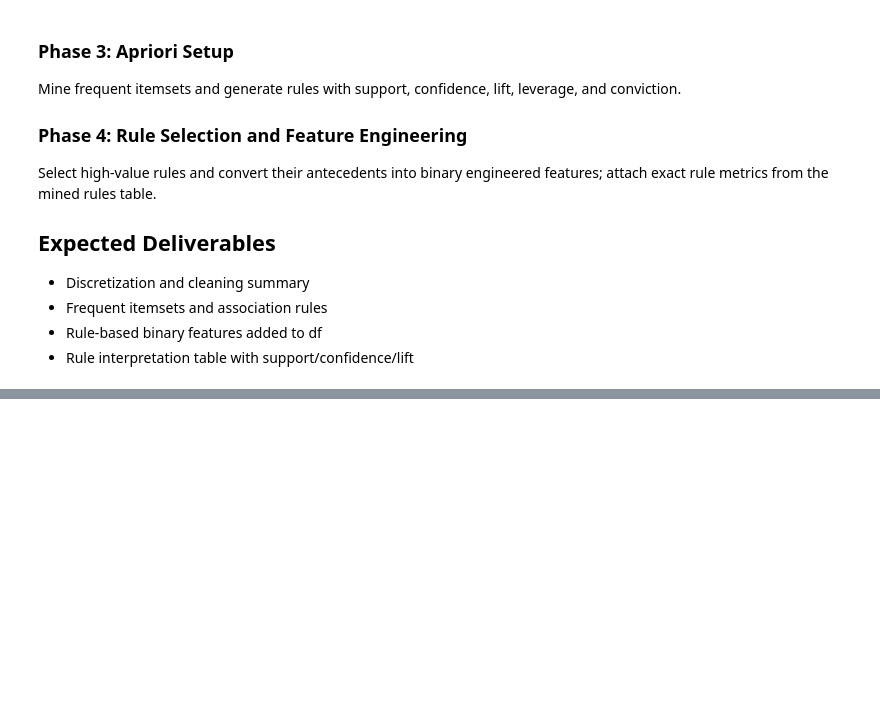
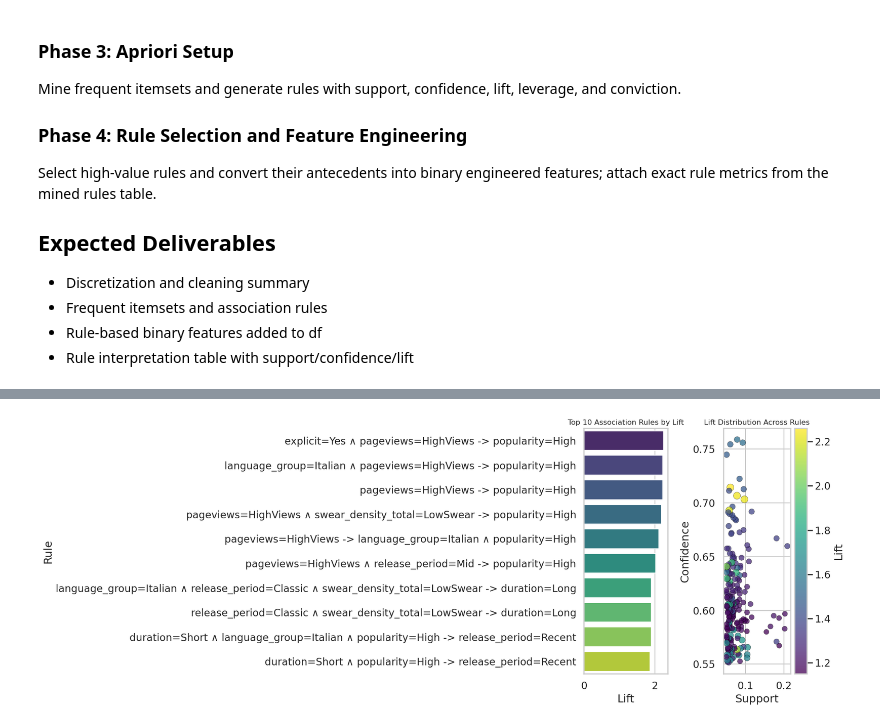
Before and after one commit to simonegrandinetti/ML_first_project, a Jupyter notebook: main_project.ipynb, the cells around one changed output, grey strips where cells are left out. Saved outputs shown, nothing was run; the diff lists cells and outputs as text; code cells hidden in the pictures; blank space fills up the shorter version.

```diff
--- a/main_project.ipynb
+++ b/main_project.ipynb
@@ -2488,0 +2375,80 @@ When writing the final report, discuss both descriptive findings and data limita
+# %%
+rules_lift = mlxtend_association_rules(frequent_itemsets,
+    metric="lift",
+    min_threshold=MIN_LIFT,
+    num_itemsets=len(transaction_matrix.index),
+)
+rules_lift = rules_lift[rules_lift["confidence"] >= MIN_CONFIDENCE].copy()
+
+# Lift-based association rules representation
+if rules_lift.empty:
+    print("No rules satisfied the lift/confidence thresholds.")
+else:
+    rules_lift_display = rules_lift.copy()
+    rules_lift_display["antecedent_label"] = rules_lift_display["antecedents"].apply(
+        lambda x: " ∧ ".join(sorted(list(x)))
+    )
+    rules_lift_display["consequent_label"] = rules_lift_display["consequents"].apply(
+        lambda x: " ∧ ".join(sorted(list(x)))
+    )
+    rules_lift_display["rule_label"] = (
+        rules_lift_display["antecedent_label"]
+        + " -> "
+        + rules_lift_display["consequent_label"]
+    )
+
+    top_n = min(10, len(rules_lift_display))
+    top_lift_rules = rules_lift_display.nlargest(top_n, "lift").copy()
+
+    fig, axes = plt.subplots(1, 2, figsize=(18, 7))
+
+    # 1) Top lift rules (bar chart)
+    sns.barplot(
+        data=top_lift_rules,
+        y="rule_label",
+        x="lift",
+        hue="rule_label",
+        palette="viridis",
+        legend=False,
+        ax=axes[0],
+    )
+    axes[0].set_title(f"Top {top_n} Association Rules by Lift", fontsize=12)
+    axes[0].set_xlabel("Lift")
+    axes[0].set_ylabel("Rule")
+
+    # 2) Rule landscape: support vs confidence, color = lift
+    scatter = axes[1].scatter(
+        rules_lift_display["support"],
+        rules_lift_display["confidence"],
+        c=rules_lift_display["lift"],
+        s=rules_lift_display["lift"] * 60,
+        cmap="viridis",
+        alpha=0.75,
+        edgecolor="black",
+        linewidth=0.4,
+    )
+    axes[1].set_title("Lift Distribution Across Rules", fontsize=12)
+    axes[1].set_xlabel("Support")
+    axes[1].set_ylabel("Confidence")
+    cbar = fig.colorbar(scatter, ax=axes[1])
+    cbar.set_label("Lift")
+
+    plt.tight_layout()
+    plt.show()
+
+    display(
+        top_lift_rules[[
+            "antecedent_label",
+            "consequent_label",
+            "support",
+            "confidence",
+            "lift",
+        ]].rename(
+            columns={
+                "antecedent_label": "antecedents",
+                "consequent_label": "consequents",
+            }
+        )
+    )
+# %% [output]
+[figure, added]
```
Also changed, not shown: parts of 26 cells of this notebook.
